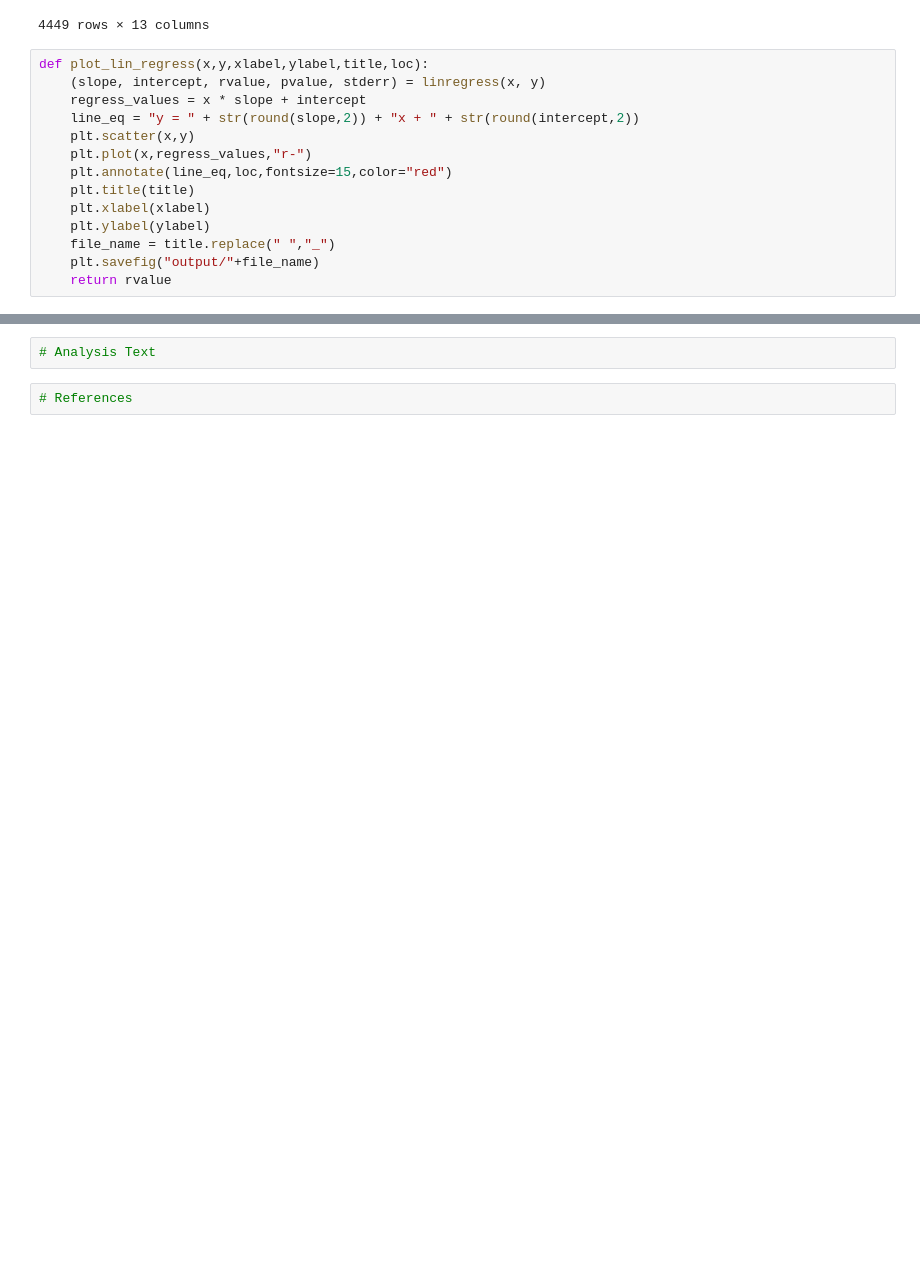
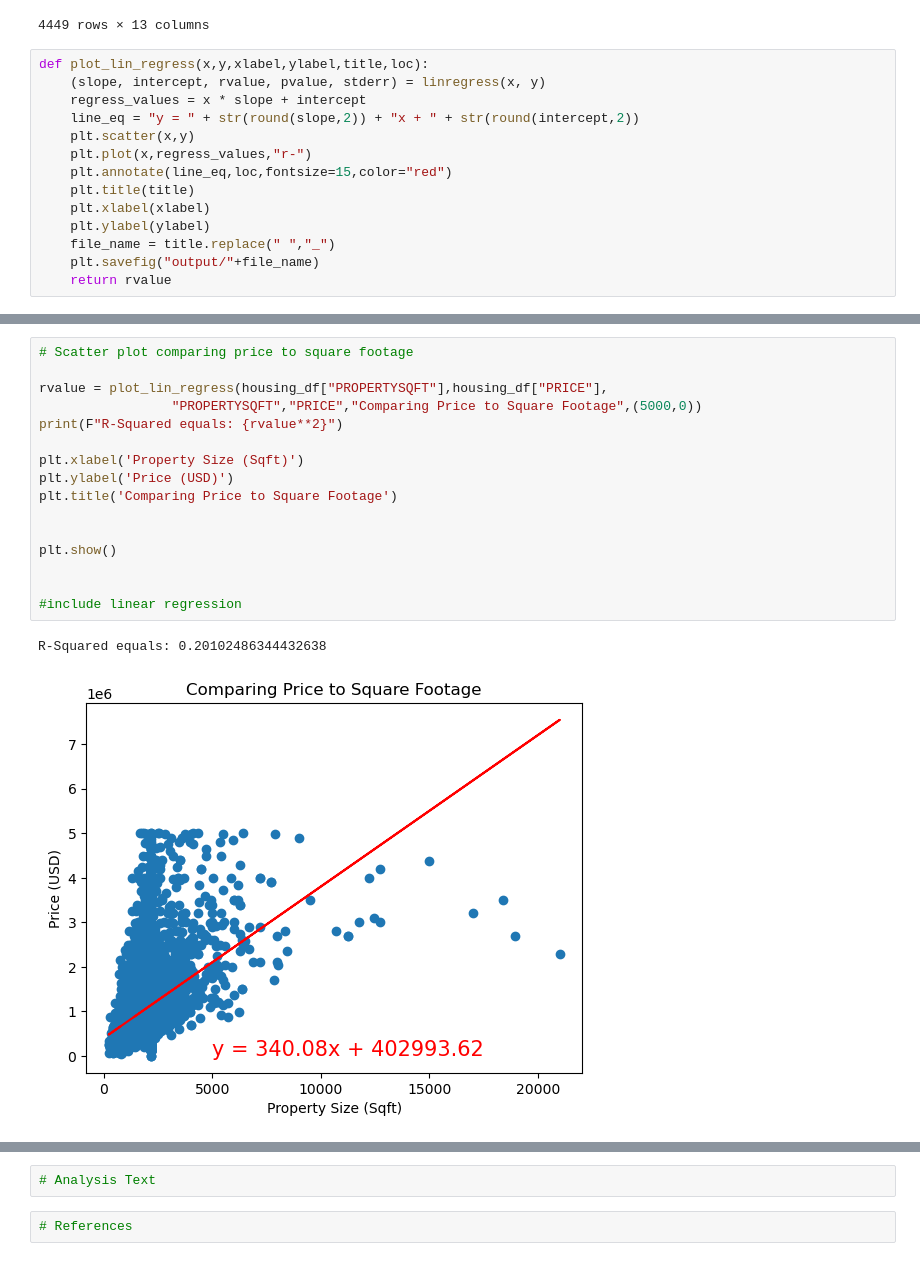
Before and after one commit to LizHepler/Project_1, a Jupyter notebook: Liz/LizWorkingCopy.ipynb, the cells around one changed output, grey strips where cells are left out. Saved outputs shown, nothing was run; the diff lists cells and outputs as text; blank space fills up the shorter version.

```diff
--- a/Liz/LizWorkingCopy.ipynb
+++ b/Liz/LizWorkingCopy.ipynb
@@ -143,0 +143,19 @@ Finished getting data.
+# %%
+# Scatter plot comparing price to square footage
+
+rvalue = plot_lin_regress(housing_df["PROPERTYSQFT"],housing_df["PRICE"],
+                 "PROPERTYSQFT","PRICE","Comparing Price to Square Footage",(5000,0))
+print(F"R-Squared equals: {rvalue**2}")
+
+plt.xlabel('Property Size (Sqft)')
+plt.ylabel('Price (USD)')
+plt.title('Comparing Price to Square Footage')
+
+
+plt.show()
+
+
+#include linear regression
+# %% [output]
+R-Squared equals: 0.20102486344432638
+[figure, added]
```
Also changed, not shown: parts of 20 cells of this notebook, 11 other files.
